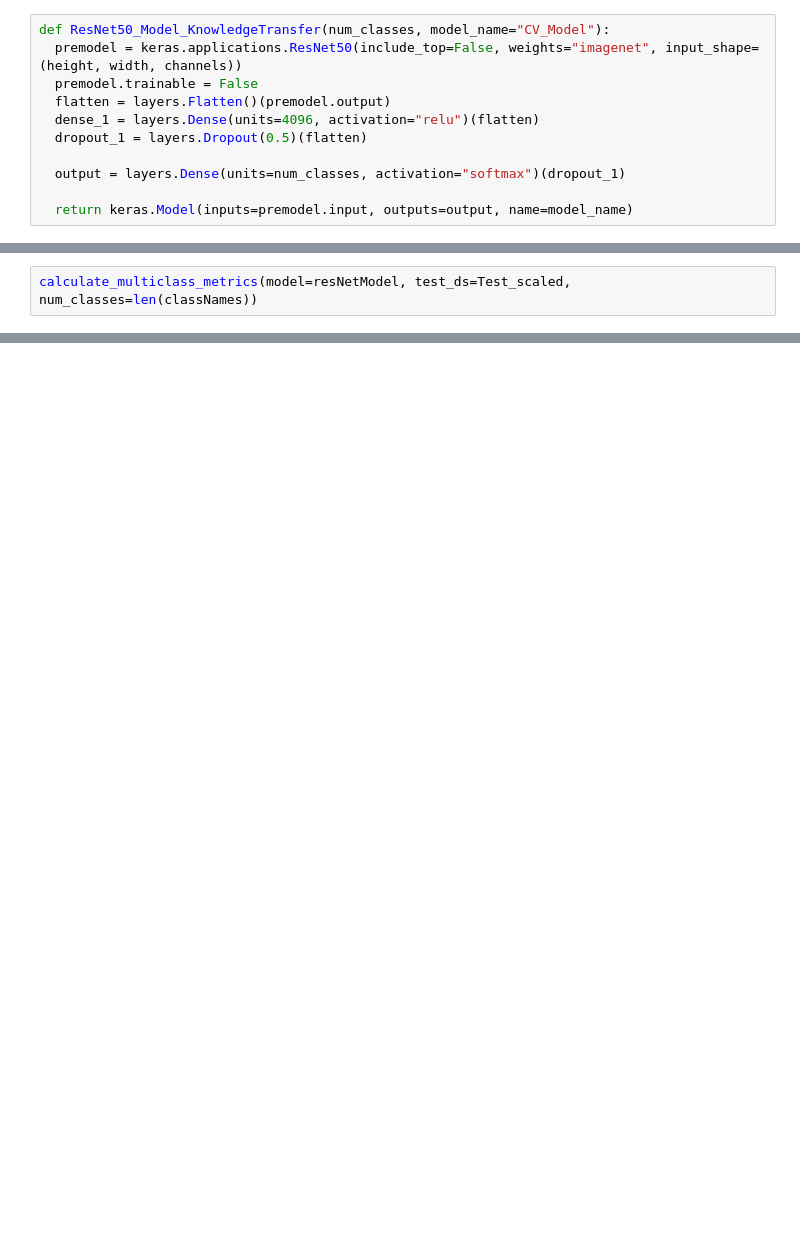
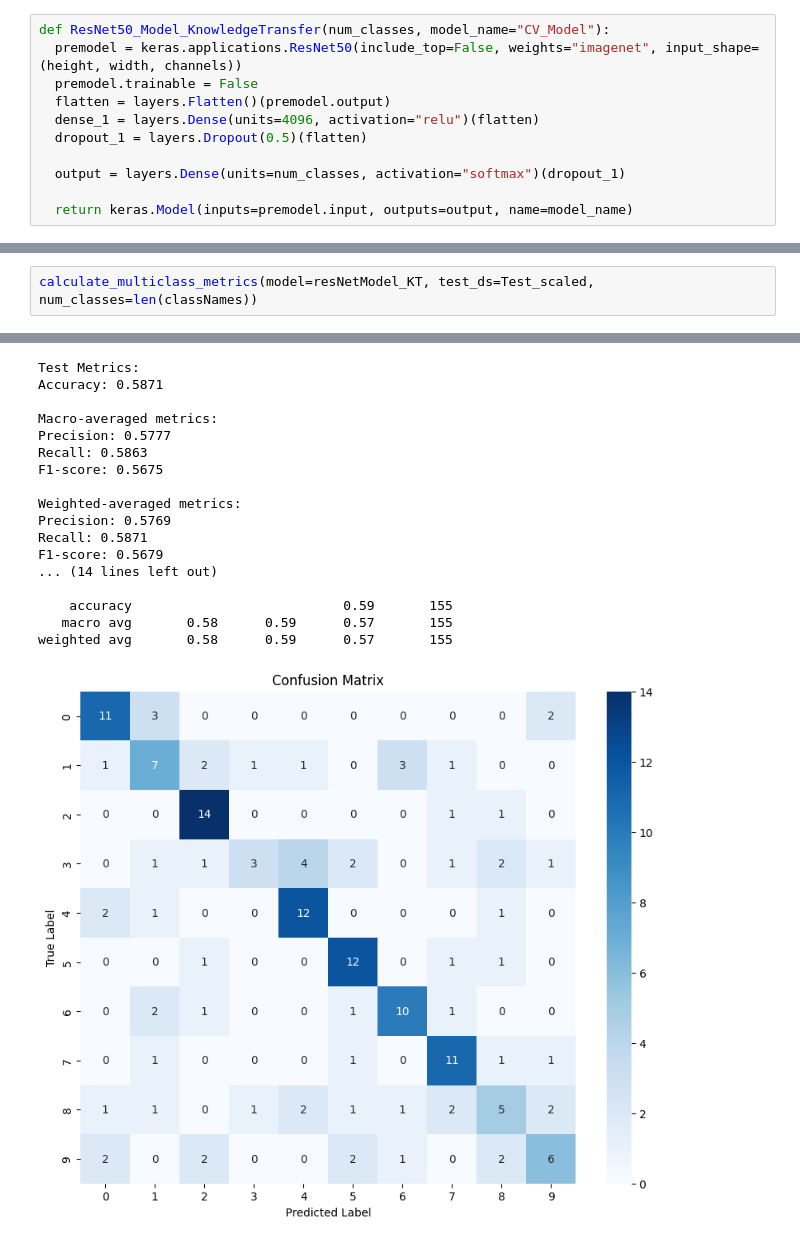
Before and after one commit to im-miracle/landmark-Classification, a Jupyter notebook: notebooks/LandmarkClassification.ipynb, the cells around one changed output, grey strips where cells are left out. Cells and saved outputs as stored; diff of their text form; blank space fills up the shorter version.

```diff
--- a/notebooks/LandmarkClassification.ipynb
+++ b/notebooks/LandmarkClassification.ipynb
@@ -823,2 +1117,3 @@ plot_training_history(history)
 # %%
-calculate_multiclass_metrics(model=resNetModel, test_ds=Test_scaled, num_classes=len(classNames))
+calculate_multiclass_metrics(model=resNetModel_KT, test_ds=Test_scaled, num_classes=len(classNames))
+# %% [output]
@@ -824,0 +1121,18 @@ calculate_multiclass_metrics(model=resNetModel, test_ds=Test_scaled, num_classes
+Test Metrics:
+Accuracy: 0.5871
+
+Macro-averaged metrics:
+Precision: 0.5777
+Recall: 0.5863
+F1-score: 0.5675
+
+Weighted-averaged metrics:
+Precision: 0.5769
+Recall: 0.5871
+F1-score: 0.5679
+... (14 lines left out)
+
+    accuracy                           0.59       155
+   macro avg       0.58      0.59      0.57       155
+weighted avg       0.58      0.59      0.57       155
+[figure, added]
```
Also changed, not shown: parts of 23 cells of this notebook.
